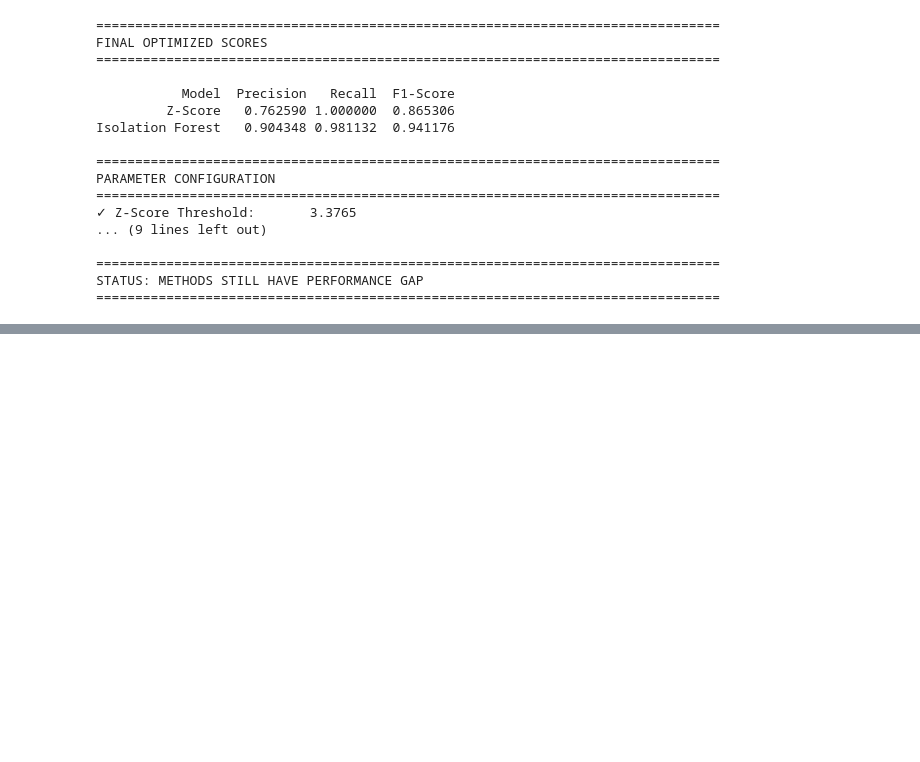
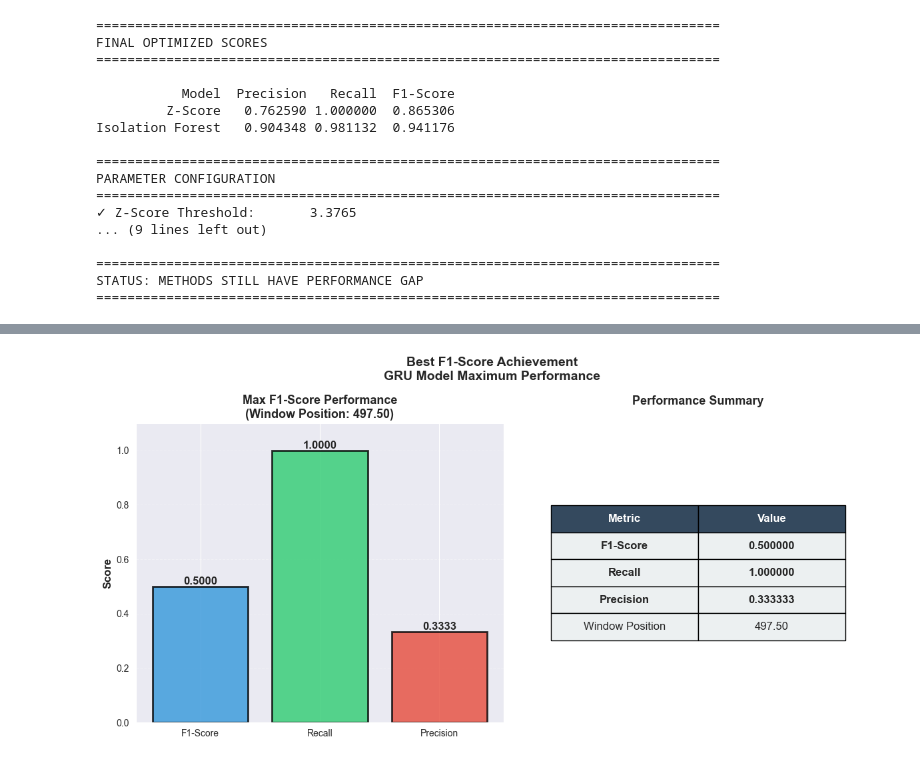
Before and after one commit to Souvikhazra15/NexAura, a Jupyter notebook: models/OmniAnamoly/Comprehensive_Anomaly_Detection_Pipeline.ipynb, the cells around one changed output, grey strips where cells are left out. Saved outputs shown, nothing was run; the diff lists cells and outputs as text; code cells hidden in the pictures; blank space fills up the shorter version.

```diff
--- a/models/OmniAnamoly/Comprehensive_Anomaly_Detection_Pipeline.ipynb
+++ b/models/OmniAnamoly/Comprehensive_Anomaly_Detection_Pipeline.ipynb
@@ -44,7 +44,7 @@ print('✓ Random seeds set for reproducibility')
 # %%
 # Load dataset directly
 csv_file = 'Production System Dataset.csv'
-df = pd.read_csv('Production System Dataset.csv')
+df = pd.read_csv(csv_file)
 print(f'Dataset: {csv_file}')
 
 # Clean data: keep numeric columns, remove missing values and duplicates
@@ -841,0 +2196,97 @@ STATUS: METHODS STILL HAVE PERFORMANCE GAP
+# %%
+# ════════════════════════════════════════════════════════════════════════════
+# MAXIMUM F1-SCORE RESULT
+# Show only the best performing time window
+# ════════════════════════════════════════════════════════════════════════════
+
+print('\n' + '='*90)
+print('MAXIMUM F1-SCORE PERFORMANCE')
+print('='*90)
+
+if len(f1_scores_rolling) > 0:
+    # Find maximum F1 score
+    max_f1_idx = np.argmax(f1_scores_rolling)
+    max_f1_score = f1_scores_rolling[max_f1_idx]
+    max_window_pos = window_positions[max_f1_idx]
+    max_recall = recall_scores_rolling[max_f1_idx]
+    max_precision = precision_scores_rolling[max_f1_idx]
+
+    print(f'\n[BEST PERFORMING WINDOW]')
+    print(f'  Time Position: {max_window_pos:.2f}')
+    print(f'\n  ✓ F1-SCORE:  {max_f1_score:.6f}')
+    print(f'  ✓ RECALL:    {max_recall:.6f}')
+    print(f'  ✓ PRECISION: {max_precision:.6f}')
+
+    # Create single panel visualization for max F1 score
+    fig = plt.figure(figsize=(12, 6))
+
+    # Panel 1: Metrics comparison
+    ax1 = fig.add_subplot(1, 2, 1)
+    metrics_names = ['F1-Score', 'Recall', 'Precision']
+    metrics_values = [max_f1_score, max_recall, max_precision]
+    colors_bar = ['#3498db', '#2ecc71', '#e74c3c']
+    bars = ax1.bar(metrics_names, metrics_values, color=colors_bar, alpha=0.8, edgecolor='black', linewidth=2)
+
+    for bar, val in zip(bars, metrics_values):
+        height = bar.get_height()
+        ax1.text(bar.get_x() + bar.get_width()/2., height,
+                f'{val:.4f}', ha='center', va='bottom', fontweight='bold', fontsize=12)
+
+    ax1.set_ylabel('Score', fontweight='bold', fontsize=12)
+    ax1.set_title(f'Max F1-Score Performance\n(Window Position: {max_window_pos:.2f})',
+                 fontweight='bold', fontsize=13)
+    ax1.set_ylim(0, 1.1)
+    ax1.grid(axis='y', alpha=0.3, linestyle='--')
+
+    # Panel 2: Metrics table
+    ax2 = fig.add_subplot(1, 2, 2)
+    ax2.axis('off')
+
+    table_data = [
+        ['Metric', 'Value'],
+        ['F1-Score', f'{max_f1_score:.6f}'],
+        ['Recall', f'{max_recall:.6f}'],
+        ['Precision', f'{max_precision:.6f}'],
+        ['Window Position', f'{max_window_pos:.2f}']
+    ]
+
+    table = ax2.table(cellText=table_data, cellLoc='center', loc='center',
+                     colWidths=[0.4, 0.4])
+    table.auto_set_font_size(False)
+    table.set_fontsize(12)
+    table.scale(1, 2.5)
+
+    # Color header row
+    for i in range(2):
+        table[(0, i)].set_facecolor('#34495e')
+        table[(0, i)].set_text_props(weight='bold', color='white')
+
+    # Color data rows
+    for i in range(1, 5):
+        for j in range(2):
+            table[(i, j)].set_facecolor('#ecf0f1')
+            if i <= 3:
+                table[(i, j)].set_text_props(weight='bold')
+
+    ax2.set_title('Performance Summary', fontweight='bold', fontsize=13, pad=20)
+
+    fig.suptitle('Best F1-Score Achievement\nGRU Model Maximum Performance',
+                fontweight='bold', fontsize=14, y=0.98)
+
+    plt.tight_layout()
+    plt.savefig('gru_max_f1_score.png', dpi=150, bbox_inches='tight')
+    print(f'\n  ✓ Saved: gru_max_f1_score.png')
+    plt.show()
+
+    # Export to CSV
+    max_f1_result = pd.DataFrame({
+        'Window_Position': [max_window_pos],
+        'F1_Score': [max_f1_score],
+        'Recall': [max_recall],
+        'Precision': [max_precision]
+    })
+    max_f1_result.to_csv('gru_max_f1_score.csv', index=False)
+    print(f'  ✓ Saved: gru_max_f1_score.csv')
+
+print('\n' + '='*90)
+# %% [output]
@@ -841,0 +2305 @@ STATUS: METHODS STILL HAVE PERFORMANCE GAP
+[figure, added]
```
Also changed, not shown: parts of 7 cells of this notebook, 7 other files.
